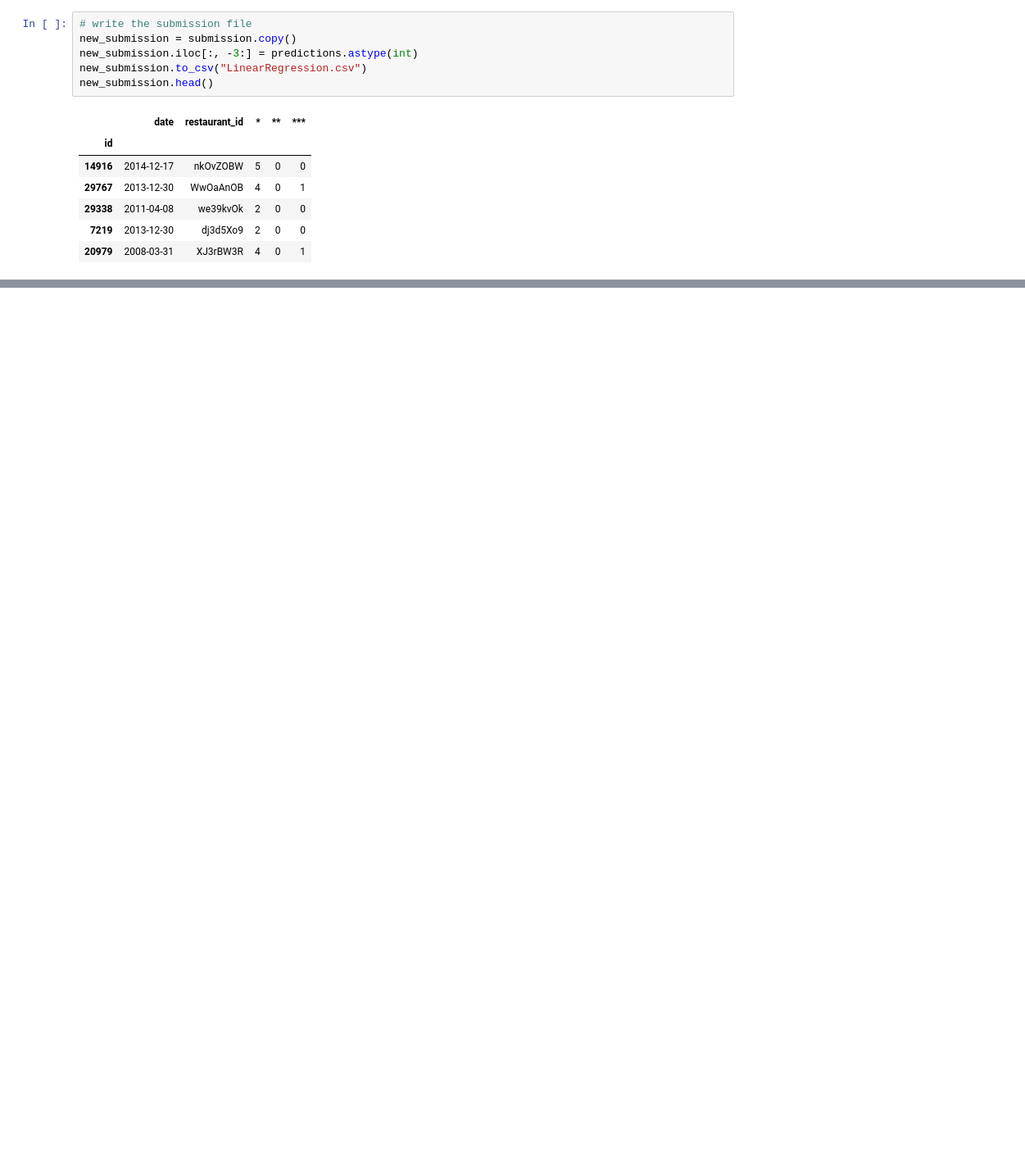
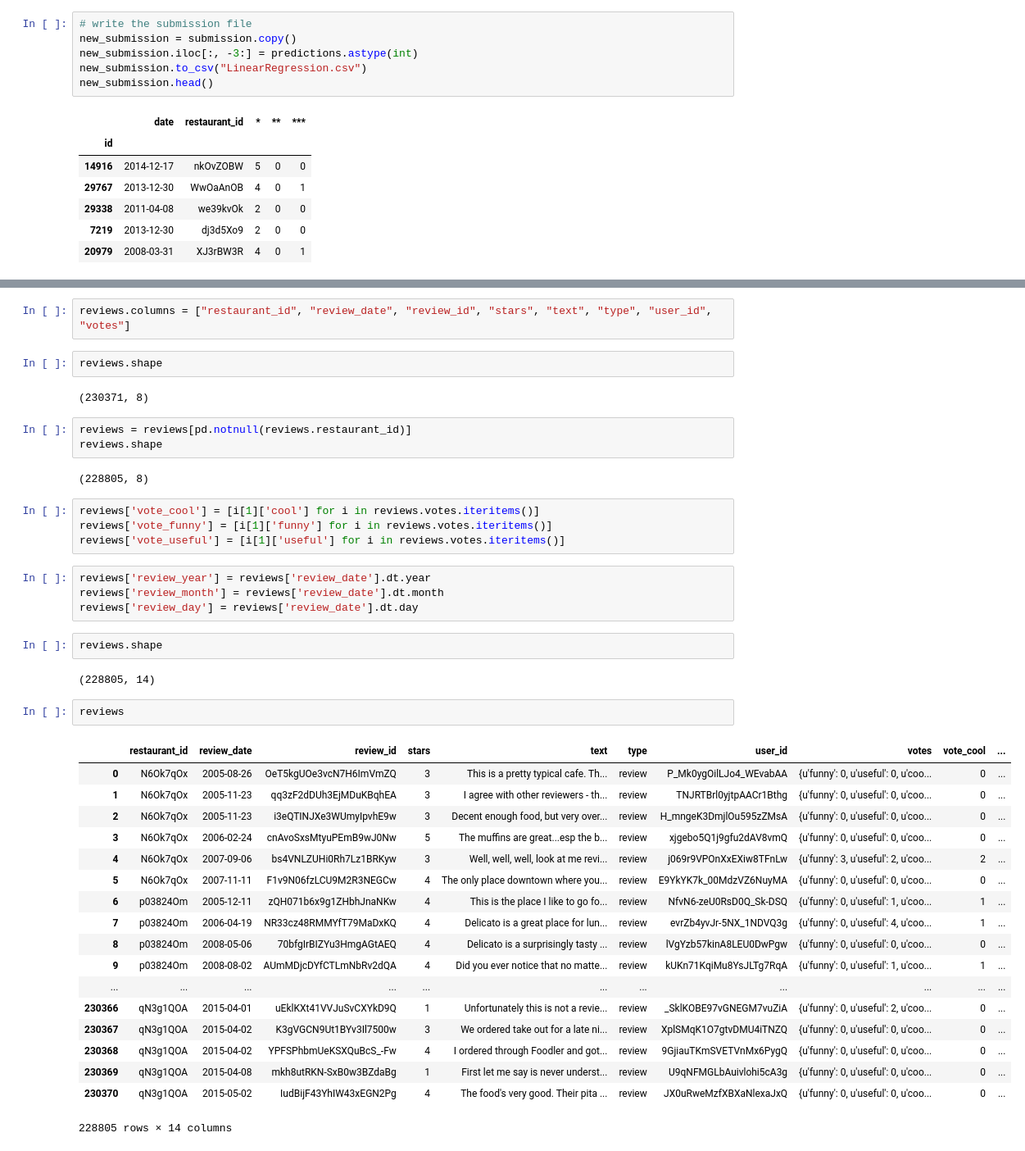
Before and after one commit to potatochip/kojak, a Jupyter notebook: scratch.ipynb, the cells around one changed output, grey strips where cells are left out. Shown at 82% size. Saved outputs shown, nothing was run; the diff lists cells and outputs as text; blank space fills up the shorter version.

```diff
--- a/scratch.ipynb
+++ b/scratch.ipynb
@@ -284,0 +381,44 @@ new_submission.head()
+# %%
+reviews.columns = ["restaurant_id", "review_date", "review_id", "stars", "text", "type", "user_id", "votes"]
+# %%
+reviews.shape
+# %% [output]
+(230371, 8)
+# %%
+reviews = reviews[pd.notnull(reviews.restaurant_id)]
+reviews.shape
+# %% [output]
+(228805, 8)
+# %%
+reviews['vote_cool'] = [i[1]['cool'] for i in reviews.votes.iteritems()]
+reviews['vote_funny'] = [i[1]['funny'] for i in reviews.votes.iteritems()]
+reviews['vote_useful'] = [i[1]['useful'] for i in reviews.votes.iteritems()]
+# %%
+reviews['review_year'] = reviews['review_date'].dt.year
+reviews['review_month'] = reviews['review_date'].dt.month
+reviews['review_day'] = reviews['review_date'].dt.day
+# %%
+reviews.shape
+# %% [output]
+(228805, 14)
+# %%
+reviews
+# %% [output]
+|  | restaurant_id | review_date | review_id | stars | text | type | user_id | votes | vote_cool | ... |
+| 0 | N6Ok7qOx | 2005-08-26 | OeT5kgUOe3vcN7H6ImVmZQ | 3 | This is a pretty typical cafe. Th... | review | P_Mk0ygOilLJo4_WEvabAA | {u'funny': 0, u'useful': 0, u'coo... | 0 | ... |
+| 1 | N6Ok7qOx | 2005-11-23 | qq3zF2dDUh3EjMDuKBqhEA | 3 | I agree with other reviewers - th... | review | TNJRTBrl0yjtpAACr1Bthg | {u'funny': 0, u'useful': 0, u'coo... | 0 | ... |
+| 2 | N6Ok7qOx | 2005-11-23 | i3eQTINJXe3WUmyIpvhE9w | 3 | Decent enough food, but very over... | review | H_mngeK3DmjlOu595zZMsA | {u'funny': 0, u'useful': 0, u'coo... | 0 | ... |
+| 3 | N6Ok7qOx | 2006-02-24 | cnAvoSxsMtyuPEmB9wJ0Nw | 5 | The muffins are great...esp the b... | review | xjgebo5Q1j9gfu2dAV8vmQ | {u'funny': 0, u'useful': 0, u'coo... | 0 | ... |
+| 4 | N6Ok7qOx | 2007-09-06 | bs4VNLZUHi0Rh7Lz1BRKyw | 3 | Well, well, well, look at me revi... | review | j069r9VPOnXxEXiw8TFnLw | {u'funny': 3, u'useful': 2, u'coo... | 2 | ... |
+| 5 | N6Ok7qOx | 2007-11-11 | F1v9N06fzLCU9M2R3NEGCw | 4 | The only place downtown where you... | review | E9YkYK7k_00MdzVZ6NuyMA | {u'funny': 0, u'useful': 0, u'coo... | 0 | ... |
+| 6 | p03824Om | 2005-12-11 | zQH071b6x9g1ZHbhJnaNKw | 4 | This is the place I like to go fo... | review | NfvN6-zeU0RsD0Q_Sk-DSQ | {u'funny': 0, u'useful': 1, u'coo... | 1 | ... |
+| 7 | p03824Om | 2006-04-19 | NR33cz48RMMYfT79MaDxKQ | 4 | Delicato is a great place for lun... | review | evrZb4yvJr-5NX_1NDVQ3g | {u'funny': 0, u'useful': 4, u'coo... | 1 | ... |
+| 8 | p03824Om | 2008-05-06 | 70bfgIrBIZYu3HmgAGtAEQ | 4 | Delicato is a surprisingly tasty ... | review | lVgYzb57kinA8LEU0DwPgw | {u'funny': 0, u'useful': 0, u'coo... | 0 | ... |
+| 9 | p03824Om | 2008-08-02 | AUmMDjcDYfCTLmNbRv2dQA | 4 | Did you ever notice that no matte... | review | kUKn71KqiMu8YsJLTg7RqA | {u'funny': 0, u'useful': 1, u'coo... | 1 | ... |
+| ... | ... | ... | ... | ... | ... | ... | ... | ... | ... | ... |
+| 230366 | qN3g1QOA | 2015-04-01 | uEklKXt41VVJuSvCXYkD9Q | 1 | Unfortunately this is not a revie... | review | _SklKOBE97vGNEGM7vuZiA | {u'funny': 0, u'useful': 2, u'coo... | 0 | ... |
+| 230367 | qN3g1QOA | 2015-04-02 | K3gVGCN9Ut1BYv3Il7500w | 3 | We ordered take out for a late ni... | review | XplSMqK1O7gtvDMU4iTNZQ | {u'funny': 0, u'useful': 0, u'coo... | 0 | ... |
+| 230368 | qN3g1QOA | 2015-04-02 | YPFSPhbmUeKSXQuBcS_-Fw | 4 | I ordered through Foodler and got... | review | 9GjiauTKmSVETVnMx6PygQ | {u'funny': 0, u'useful': 0, u'coo... | 0 | ... |
+| 230369 | qN3g1QOA | 2015-04-08 | mkh8utRKN-SxB0w3BZdaBg | 1 | First let me say is never underst... | review | U9qNFMGLbAuivlohi5cA3g | {u'funny': 0, u'useful': 0, u'coo... | 0 | ... |
+| 230370 | qN3g1QOA | 2015-05-02 | IudBijF43YhIW43xEGN2Pg | 4 | The food's very good. Their pita ... | review | JX0uRweMzfXBXaNlexaJxQ | {u'funny': 0, u'useful': 0, u'coo... | 0 | ... |
+228805 rows × 14 columns
```
Also changed, not shown: parts of 18 cells of this notebook, 10 other files.
